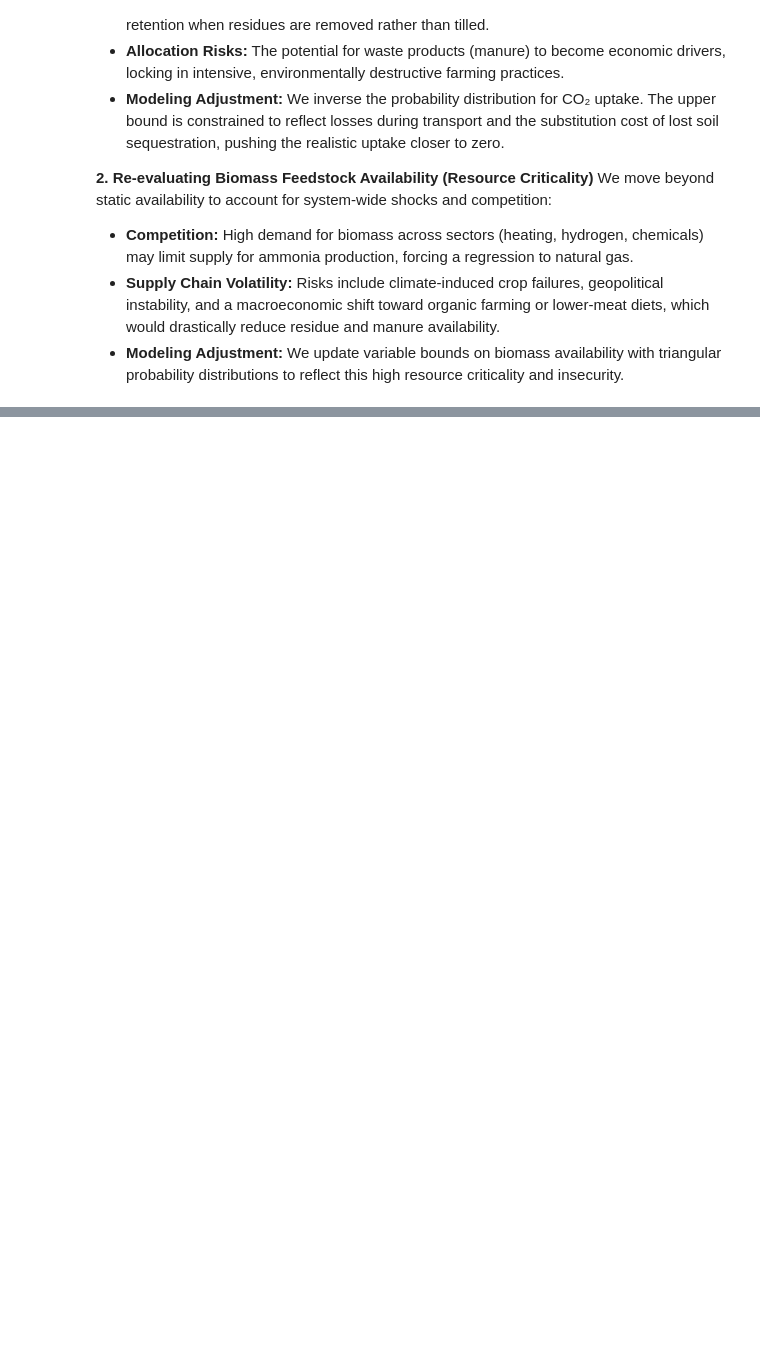
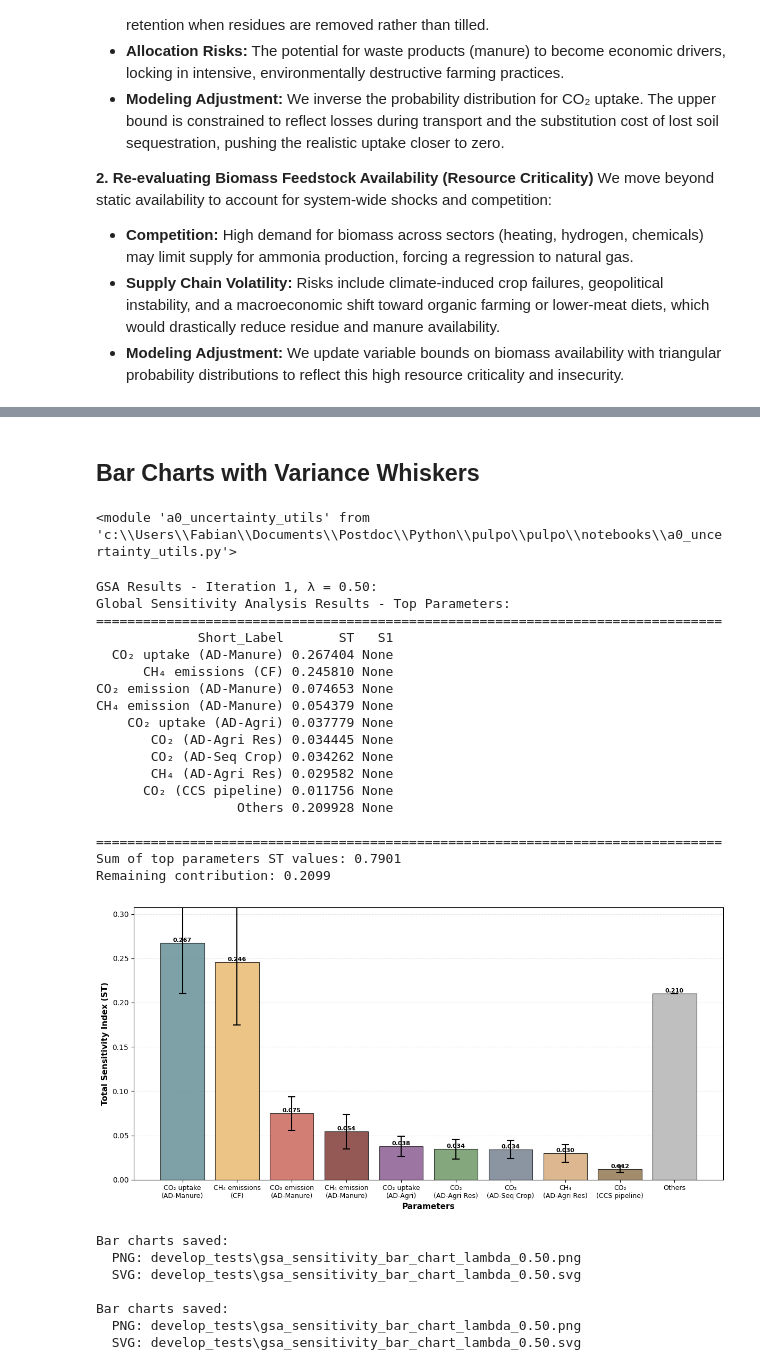
Before and after one commit to flechtenberg/pulpo, a Jupyter notebook: notebooks/01_uncertainty_case copy.ipynb, the cells around one changed output, grey strips where cells are left out. Cells and saved outputs as stored; diff of their text form; code cells hidden in the pictures; blank space fills up the shorter version.

```diff
--- a/notebooks/01_uncertainty_case copy.ipynb
+++ b/notebooks/01_uncertainty_case copy.ipynb
@@ -499,0 +766,15 @@ We move beyond static availability to account for system-wide shocks and competi
+# %%
+# Create GSA worker for λ = 0.5 (Iteration 1)
+pulpo_worker_gsa_it1_05 = deepcopy(pulpo_worker)
+# %%
+pulpo_worker_gsa_it1_05.import_and_filter_uncertainty_data(
+    cutoff=0.000019,
+    scaling_vector_strategy='naive',
+    result_data=results_CC_it1[0.5],
+    plot_results=False,
+    plot_n_top_processes=19
+)
+
+# Apply all uncertainty strategies including epistemic adjustments
+all_strategies_it1 = unc_strategies + epistemic_unc_strategies_iteration_1 + epistemic_unc_strategies_iteration_var_bounds + var_bound_strategy
+pulpo_worker_gsa_it1_05.apply_uncertainty_strategies(strategies=all_strategies_it1)
@@ -499,0 +799,9 @@ We move beyond static availability to account for system-wide shocks and competi
+# %%
+total_Si_it1_05, sensitivity_indices_it1_05 = pulpo_worker_gsa_it1_05.run_gsa(
+    result_data=results_CC_it1[0.5],
+    sample_method=sample_method,
+    SA_method=SA_method,
+    sample_size=100,
+    plot_gsa_results=False,
+    top_sensitivity_amt=20
+)
@@ -499,0 +1035,53 @@ We move beyond static availability to account for system-wide shocks and competi
+# %% [markdown]
+## Bar Charts with Variance Whiskers
+# %%
+importlib.reload(unc_plots)  # Ensure latest plotting code is used
+importlib.reload(unc_utils)  # Ensure latest utility code is used
+# %% [output]
+<module 'a0_uncertainty_utils' from 'c:\\Users\\Fabian\\Documents\\Postdoc\\Python\\pulpo\\pulpo\\notebooks\\a0_uncertainty_utils.py'>
+# %%
+# Bar chart for λ = 0.50
+gsa_df_it1_05, sum_st_it1_05, remaining_it1_05 = unc_utils.process_gsa_results(total_Si_it1_05, inv_map, proc_map, top_n=9)
+print("GSA Results - Iteration 1, λ = 0.50:")
+unc_plots.print_gsa_summary(gsa_df_it1_05, print_mapping_reference=False)
+
+bar_chart_paths_it1_05 = unc_plots.plot_gsa_bar_chart(
+    total_Si_it1_05,
+    inv_map,
+    proc_map,
+    results_dir=DIRECTORY,
+    figsize=(12, 6),
+    save_plot=True,
+    show_plot=True,
+    lambda_value=0.50,
+    top_n=9
+)
+print(f"\nBar charts saved:\n  PNG: {bar_chart_paths_it1_05['png']}\n  SVG: {bar_chart_paths_it1_05['svg']}")
+print(f"\nBar charts saved:\n  PNG: {bar_chart_paths_it1_05['png']}\n  SVG: {bar_chart_paths_it1_05['svg']}")
+# %% [output]
+GSA Results - Iteration 1, λ = 0.50:
+Global Sensitivity Analysis Results - Top Parameters:
+================================================================================
+             Short_Label       ST   S1
+  CO₂ uptake (AD-Manure) 0.267404 None
+      CH₄ emissions (CF) 0.245810 None
+CO₂ emission (AD-Manure) 0.074653 None
+CH₄ emission (AD-Manure) 0.054379 None
+    CO₂ uptake (AD-Agri) 0.037779 None
+       CO₂ (AD-Agri Res) 0.034445 None
+       CO₂ (AD-Seq Crop) 0.034262 None
+       CH₄ (AD-Agri Res) 0.029582 None
+      CO₂ (CCS pipeline) 0.011756 None
+                  Others 0.209928 None
+
+================================================================================
+Sum of top parameters ST values: 0.7901
+Remaining contribution: 0.2099
+[figure, added]
+Bar charts saved:
+  PNG: develop_tests\gsa_sensitivity_bar_chart_lambda_0.50.png
+  SVG: develop_tests\gsa_sensitivity_bar_chart_lambda_0.50.svg
+
+Bar charts saved:
+  PNG: develop_tests\gsa_sensitivity_bar_chart_lambda_0.50.png
+  SVG: develop_tests\gsa_sensitivity_bar_chart_lambda_0.50.svg
```
Also changed, not shown: parts of 47 cells of this notebook, 2 other files.
